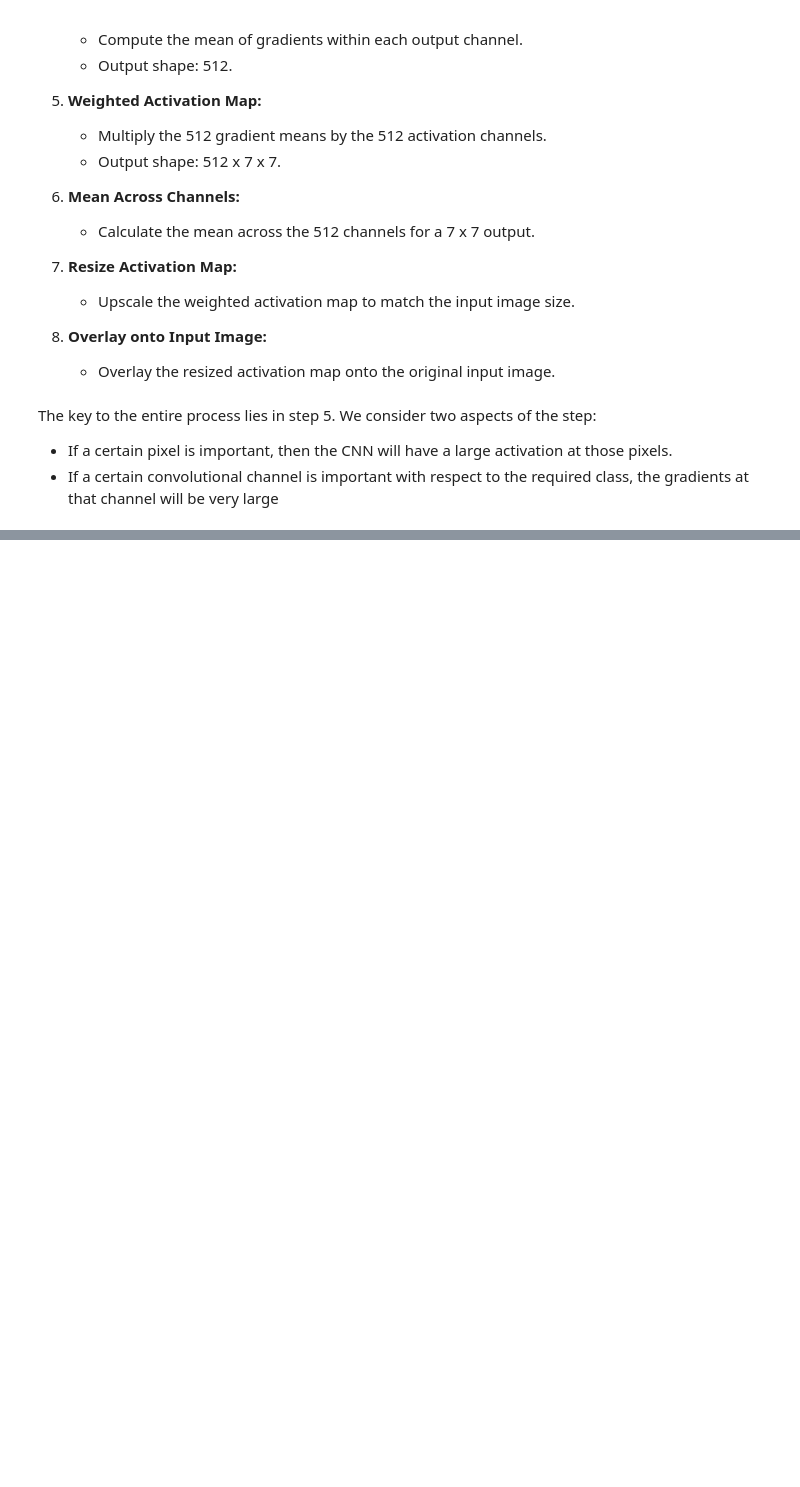
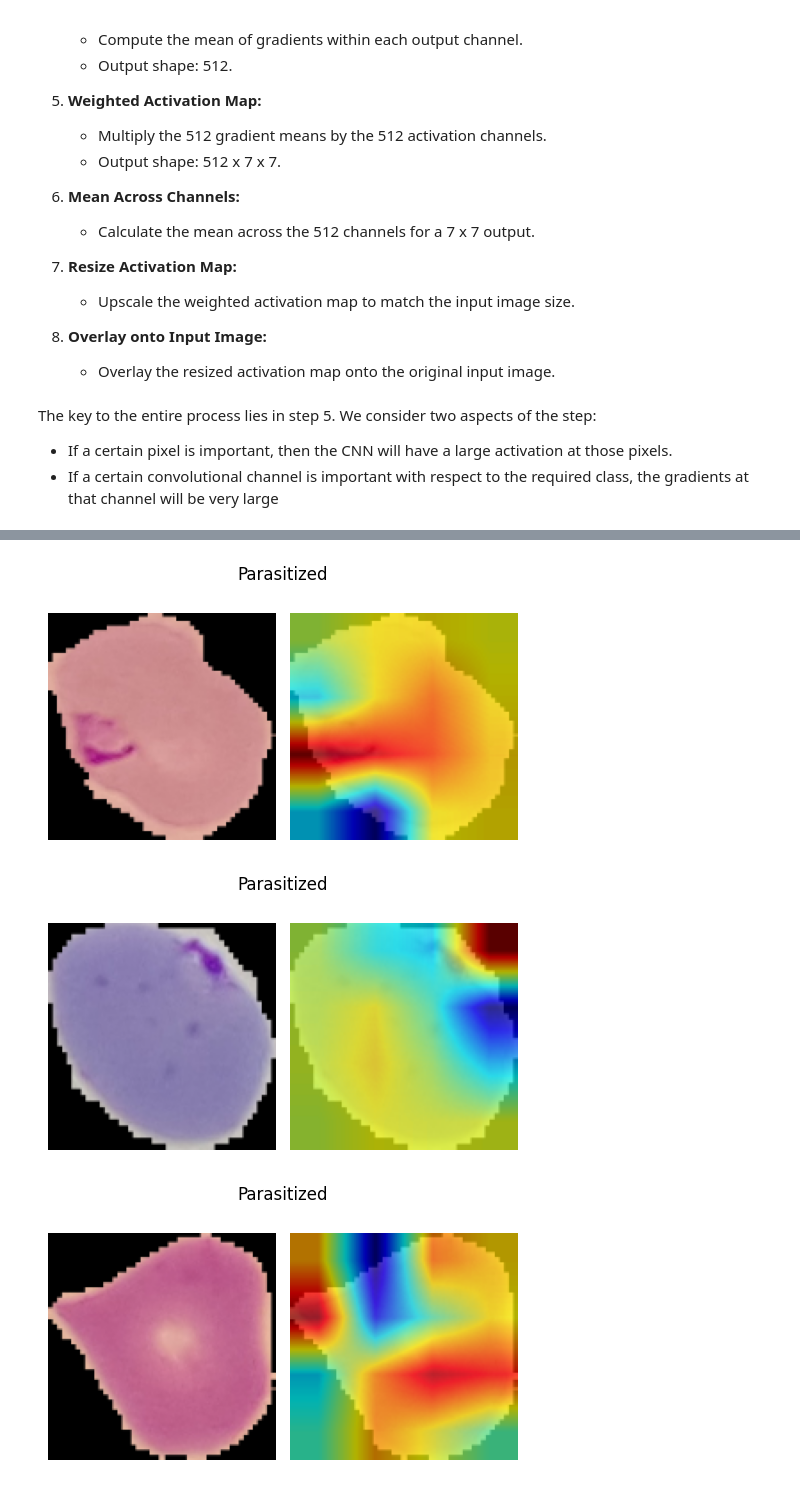
Before and after one commit to Elbhnasy/Modern-Computer-Vision-with-PyTorch-Summary, a Jupyter notebook: Chapter06/ch6.ipynb, the cells around one changed output, grey strips where cells are left out. Drawn from its saved outputs; the diff is of its cells as text; code cells hidden in the pictures; blank space fills up the shorter version.

```diff
--- a/Chapter06/ch6.ipynb
+++ b/Chapter06/ch6.ipynb
@@ -74,0 +341,76 @@ The key to the entire process lies in step 5. We consider two aspects of the ste
+# %%
+class MalariaImages(Dataset):
+    def __init__(self, files, transform=None):
+        self.file_paths = files
+        self.files = [ts.read(f, 1) for f in files]
+        self.transform = transform
+
+    def __len__(self):
+        return len(self.files)
+
+    def __getitem__(self, ix):
+        img = self.files[ix]
+        clss = ts.fname(ts.parent(self.file_paths[ix]))
+        return img, clss
+
+
+    def choose(self):
+        return self[randint(len(self))]
+
+    def collate_fn(self, batch):
+        _imgs, classes = list(zip(*batch))
+        if self.transform:
+            imgs = [self.transform(img)[None] for img in _imgs]
+        classes = [torch.tensor([id2int[clss]]) for clss in classes]
+        imgs, classes = [torch.cat(i).to(device) for i in [imgs, classes]]
+        return imgs, classes, _imgs
+
+
+
+# 9. Fetch the convolution layer in the fifth convBlock in the model
+
+im2fmap = nn.Sequential(*(list(model.model[:5].children()) + list(model.model[5][:2].children())))
+
+val_ds = MalariaImages(validation_files, transform=validation_transforms)
+
+# 10. Define the im2gradCAM function that takes an input image and fetches the heatmap corresponding to activations of the image
+def im2gradCAM(x):
+    model.eval()
+    logits = model(x)
+    activations = im2fmap(x)
+    pred = logits.max(-1)[-1]
+    logits[0,pred].backward(retain_graph=True)
+    pooled_grads = model.model[-8][1].weight.grad.data.mean((1,2,3))
+    for i in range(activations.shape[1]):
+        activations[:,i,:,:] *= pooled_grads[i]
+    heatmap = torch.mean(activations, dim=1)[0].cpu().detach()
+    model.zero_grad()
+    return heatmap, 'Uninfected' if pred.item() else 'Parasitized'
+
+# 11. Define the upsampleHeatmap function to up-sample the heatmap to a shape that corresponds to the shape of the image
+
+SZ = 128
+def upsampleHeatmap(map, img):
+    m,M = map.min(), map.max()
+    map = ((map-m) / (M-m)) * 255
+    map = np.squeeze(map.numpy())  # convert to numpy and remove singleton dimensions
+    map = cv2.resize(map, (SZ,SZ))
+    map = cv2.applyColorMap(255-np.uint8(map), cv2.COLORMAP_JET)
+    map = np.uint8(map*0.7 + img*0.3)
+    return map
+# 12. Run the preceding functions on a set of images
+N = 20
+_val_dl = DataLoader(val_ds, batch_size=N, shuffle=True, collate_fn=val_ds.collate_fn)
+x,y,z = next(iter(_val_dl))
+
+for i in range(N):
+    image = ts.resize(z[i], SZ)
+    heatmap, pred = im2gradCAM(x[i:i+1])
+    if(pred=='Uninfected'):
+        continue
+    heatmap = upsampleHeatmap(heatmap, image)
+    ts.subplots([image, heatmap], nc=2, figsize=(5,3), suptitle=pred)
+# %% [output]
+[figure, added]
+[figure, added]
+[figure, added]
```
Also changed, not shown: parts of 9 cells of this notebook, 1 other file.
